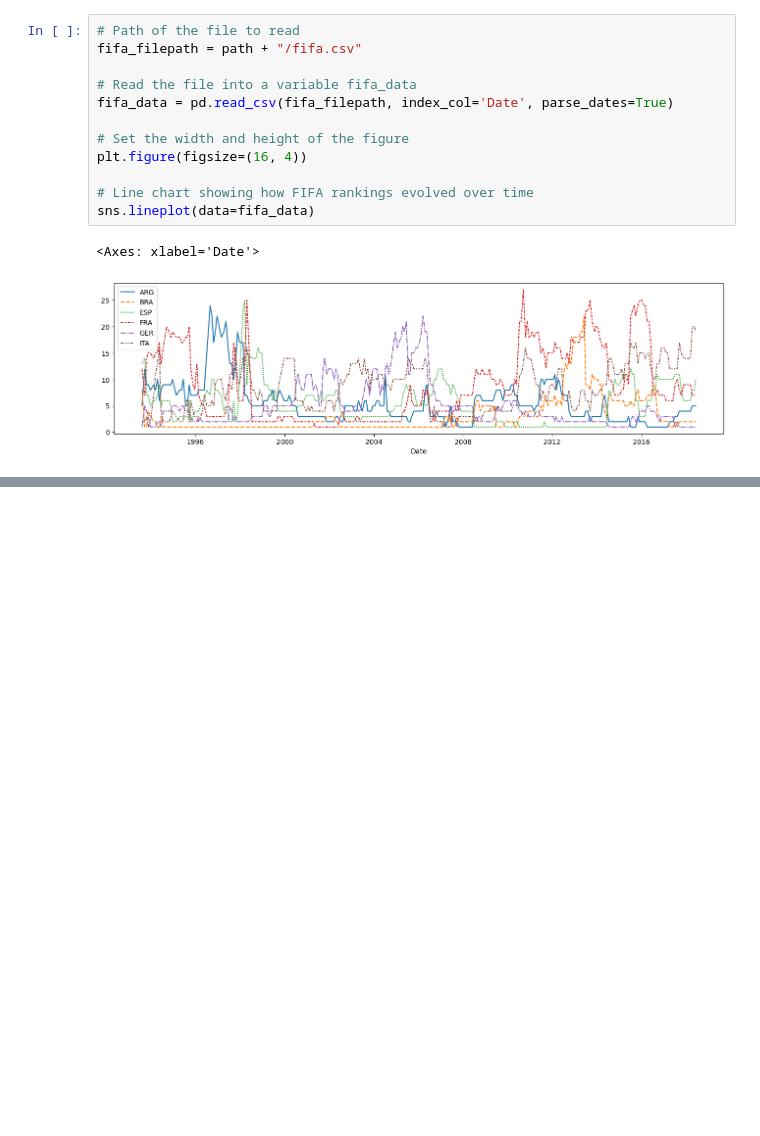
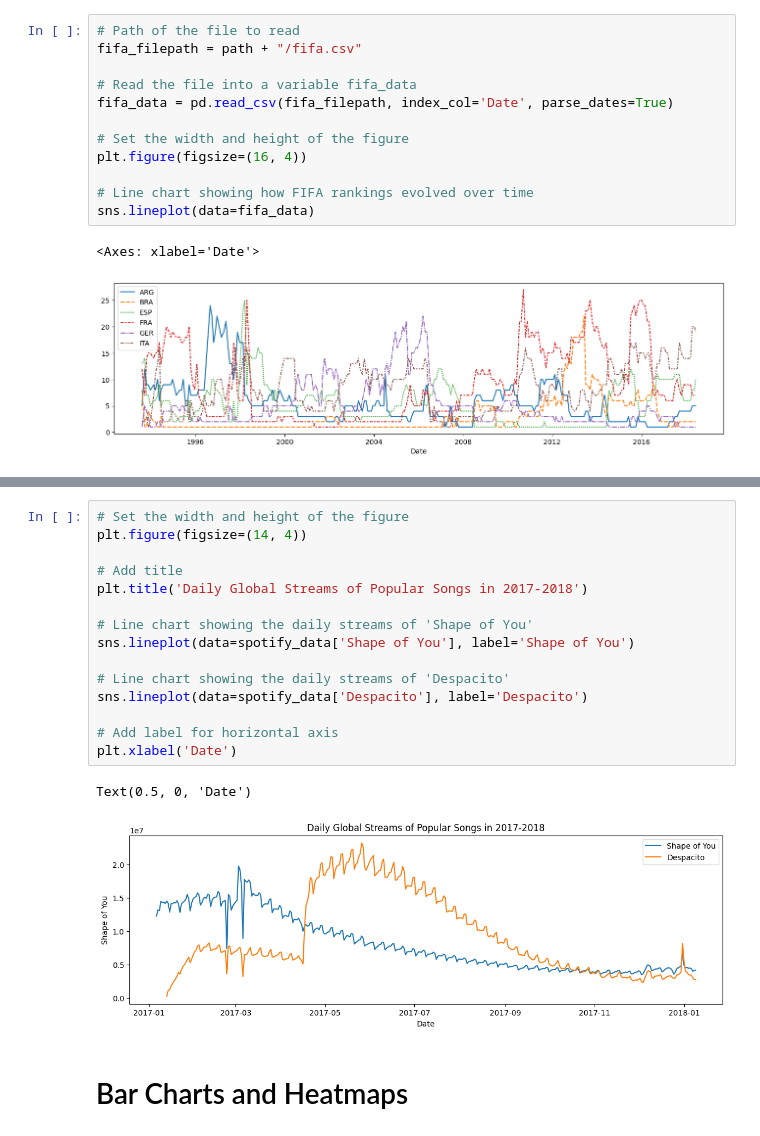
Before and after one commit to nachoacev/practice-data-science, a Jupyter notebook: DataVisualization.ipynb, the cells around one changed output, grey strips where cells are left out. Saved outputs shown, nothing was run; the diff lists cells and outputs as text; blank space fills up the shorter version.

```diff
--- a/DataVisualization.ipynb
+++ b/DataVisualization.ipynb
@@ -39,0 +72,20 @@ sns.lineplot(data=fifa_data)
+# %%
+# Set the width and height of the figure
+plt.figure(figsize=(14, 4))
+
+# Add title
+plt.title('Daily Global Streams of Popular Songs in 2017-2018')
+
+# Line chart showing the daily streams of 'Shape of You'
+sns.lineplot(data=spotify_data['Shape of You'], label='Shape of You')
+
+# Line chart showing the daily streams of 'Despacito'
+sns.lineplot(data=spotify_data['Despacito'], label='Despacito')
+
+# Add label for horizontal axis
+plt.xlabel('Date')
+# %% [output]
+Text(0.5, 0, 'Date')
+[figure, added]
+# %% [markdown]
+# Bar Charts and Heatmaps
```
Also changed, not shown: parts of 4 cells of this notebook.
